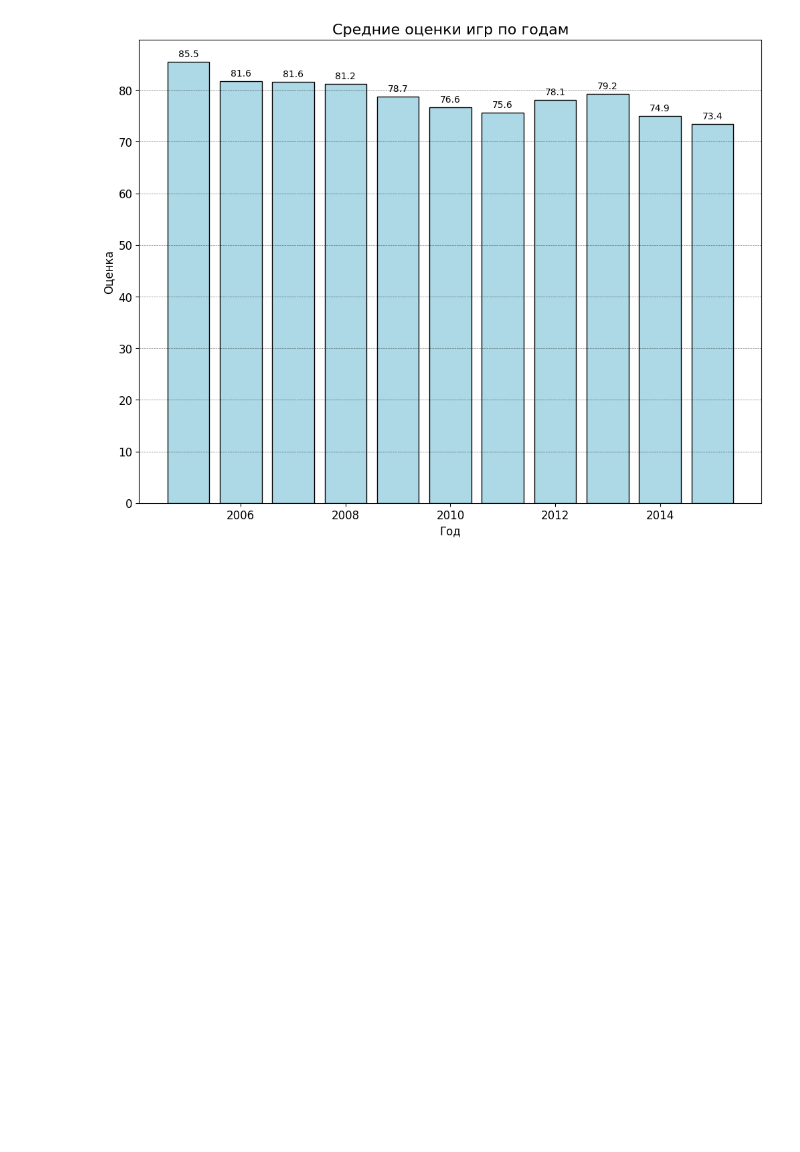
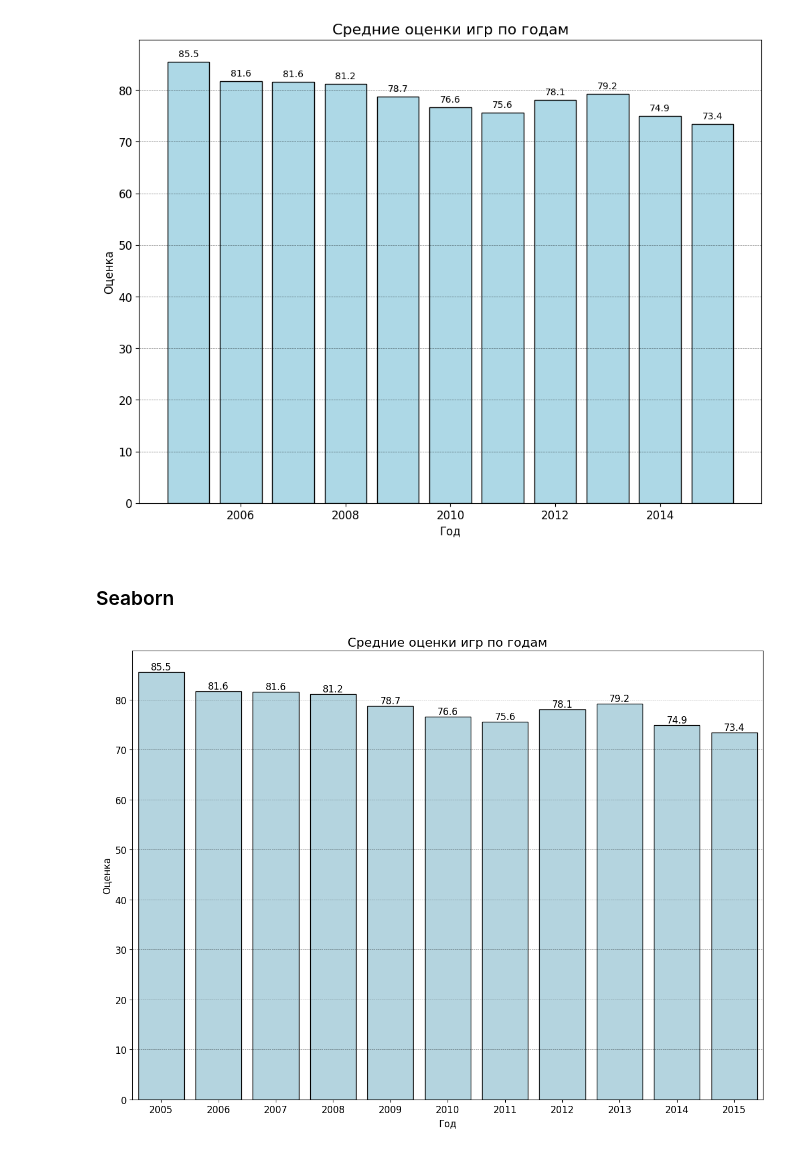
Before and after one commit to Korablinr54/Statistics, a Jupyter notebook: Взаимодействия между переменными.ipynb, the cells around one changed output. Cells and saved outputs as stored; diff of their text form; code cells hidden in the pictures; blank space fills up the shorter version.

Commit message:
Barchart - seaborn

```diff
--- a/Взаимодействия между переменными.ipynb
+++ b/Взаимодействия между переменными.ipynb
@@ -387,3 +387,47 @@ plt.grid(axis = 'y', alpha = 0.5, linestyle = '--', color = 'black', linewidth =
 plt.show()
 # %% [output]
 [figure]
+# %% [markdown]
+### Seaborn
+# %%
+import seaborn as sns
+import matplotlib.pyplot as plt
+
+plt.figure(figsize=(12, 9))
+
+bars = sns.barplot(
+    data=avg_rating,
+    x='year',
+    y='percent_positive',
+    color='lightblue',
+    edgecolor='black'
+)
+
+# Добавляем аннотации над каждым столбцом
+for bar in bars.patches:
+    # Получаем высоту столбца
+    height = bar.get_height()
+
+    # Добавляем текст над столбцом
+    bars.annotate(
+        f'{height:.1f}',
+        (bar.get_x() + bar.get_width() / 2, height),  # центр столбца по X, высота по Y
+        ha='center',
+        va='bottom',
+        fontsize=12
+    )
+
+# Подписи
+plt.xlabel('Год', size=12)
+plt.xticks(size=12)
+plt.ylabel('Оценка', size=12)
+plt.yticks(size=12)
+plt.title('Средние оценки игр по годам', size=16)
+
+# grid
+plt.grid(axis='y', alpha=0.5, linestyle='--', color='black', linewidth=0.5)
+
+plt.tight_layout()
+plt.show()
+# %% [output]
+[figure, added]
```
Also changed, not shown: parts of 3 cells of this notebook.
